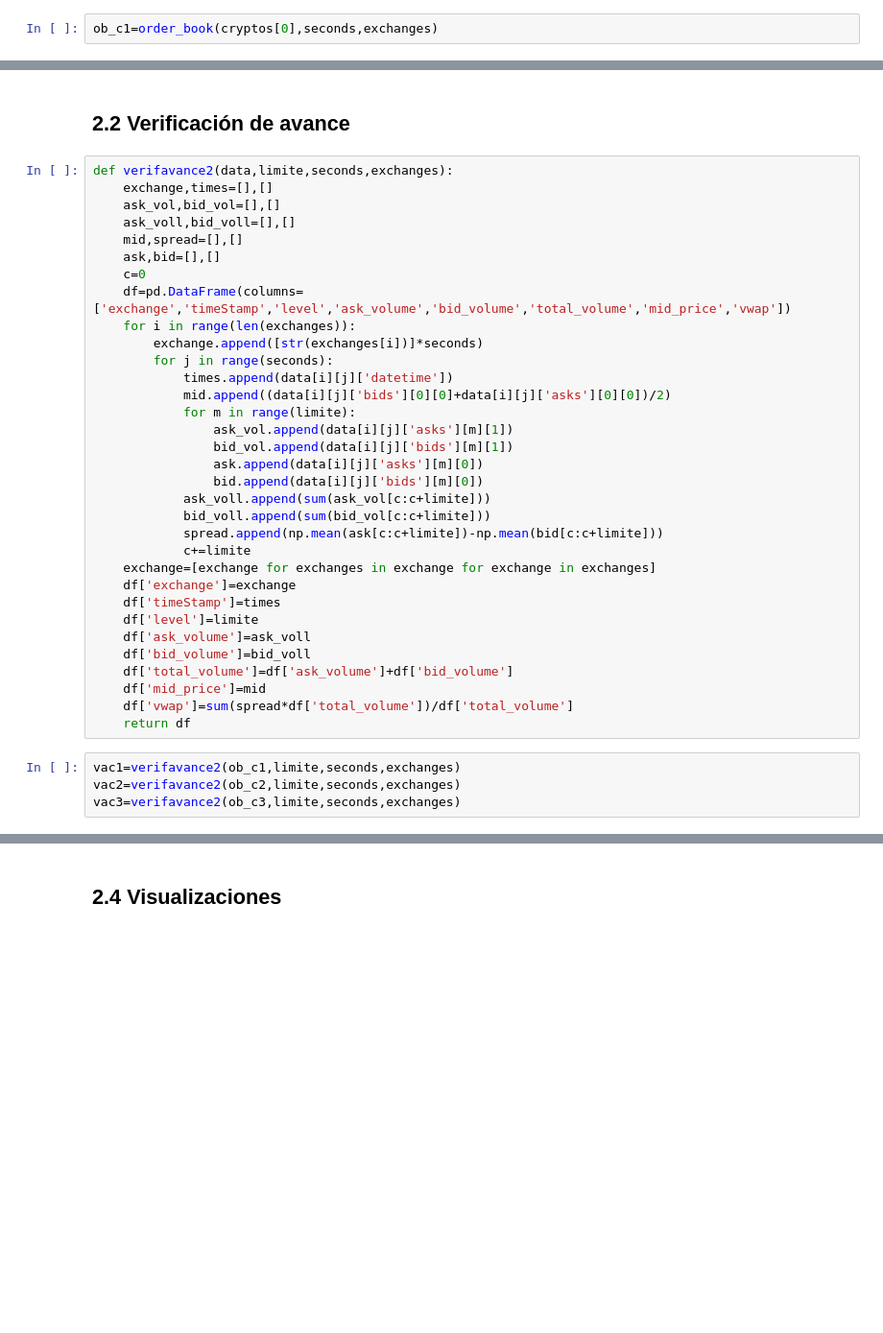
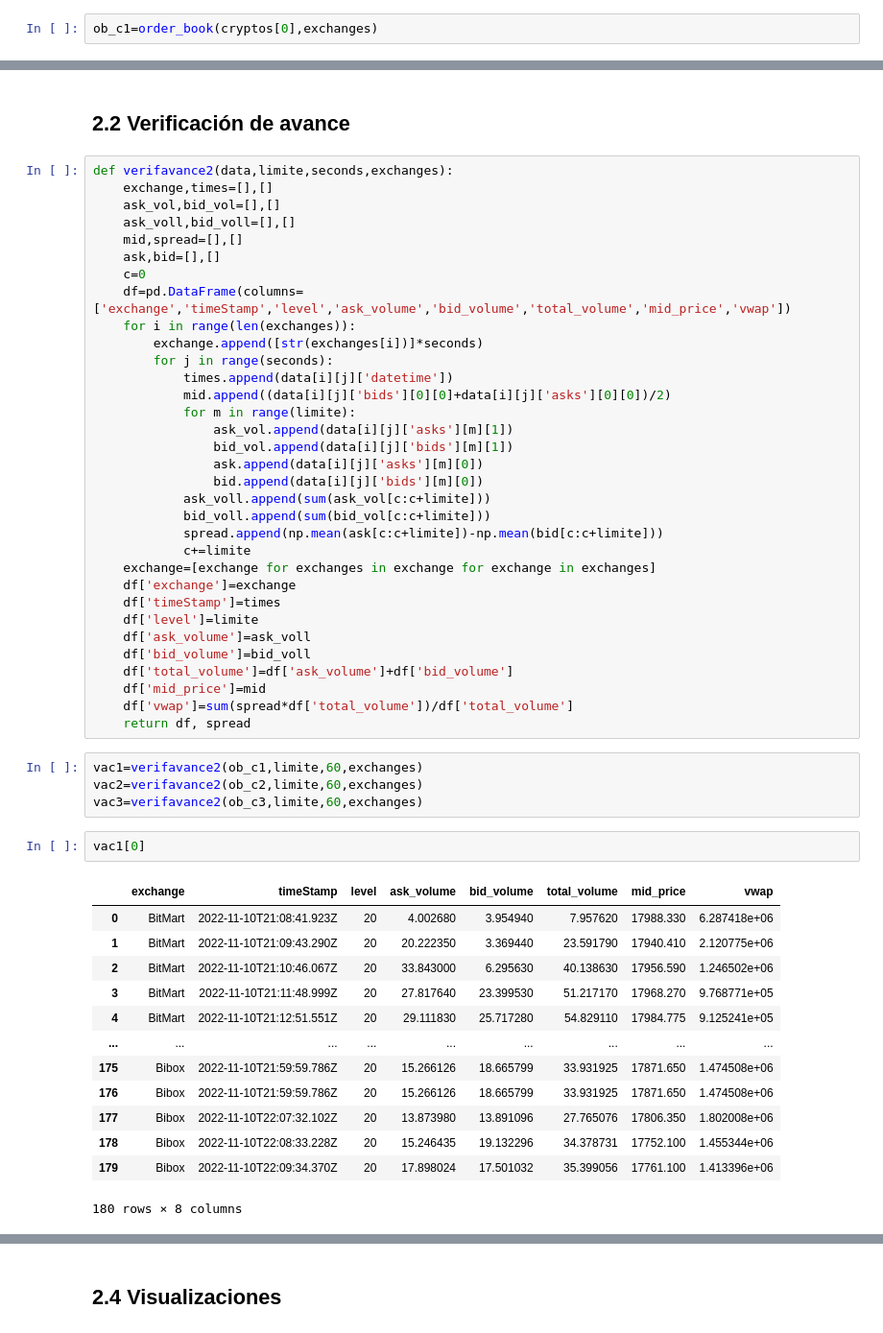
Before and after one commit to DayanaNavarro/Lab4_MYST, a Jupyter notebook: Borrador_lab4.ipynb, the cells around one changed output, grey strips where cells are left out. Shown at 96% size. Cells and saved outputs as stored; diff of their text form; blank space fills up the shorter version.

```diff
--- a/Borrador_lab4.ipynb
+++ b/Borrador_lab4.ipynb
@@ -26,4 +28,4 @@ def order_book(crypto,seconds,exchanges):
     return ob1,ob2,ob3
 # %%
-ob_c1=order_book(cryptos[0],seconds,exchanges)
+ob_c1=order_book(cryptos[0],exchanges)
 # %%
@@ -116,9 +157,25 @@ def verifavance2(data,limite,seconds,exchanges):
     df['total_volume']=df['ask_volume']+df['bid_volume']
     df['mid_price']=mid
     df['vwap']=sum(spread*df['total_volume'])/df['total_volume']
-    return df
+    return df, spread
 # %%
-vac1=verifavance2(ob_c1,limite,seconds,exchanges)
-vac2=verifavance2(ob_c2,limite,seconds,exchanges)
-vac3=verifavance2(ob_c3,limite,seconds,exchanges)
+vac1=verifavance2(ob_c1,limite,60,exchanges)
+vac2=verifavance2(ob_c2,limite,60,exchanges)
+vac3=verifavance2(ob_c3,limite,60,exchanges)
+# %%
+vac1[0]
+# %% [output]
+|  | exchange | timeStamp | level | ask_volume | bid_volume | total_volume | mid_price | vwap |
+| 0 | BitMart | 2022-11-10T21:08:41.923Z | 20 | 4.002680 | 3.954940 | 7.957620 | 17988.330 | 6.287418e+06 |
+| 1 | BitMart | 2022-11-10T21:09:43.290Z | 20 | 20.222350 | 3.369440 | 23.591790 | 17940.410 | 2.120775e+06 |
+| 2 | BitMart | 2022-11-10T21:10:46.067Z | 20 | 33.843000 | 6.295630 | 40.138630 | 17956.590 | 1.246502e+06 |
+| 3 | BitMart | 2022-11-10T21:11:48.999Z | 20 | 27.817640 | 23.399530 | 51.217170 | 17968.270 | 9.768771e+05 |
+| 4 | BitMart | 2022-11-10T21:12:51.551Z | 20 | 29.111830 | 25.717280 | 54.829110 | 17984.775 | 9.125241e+05 |
+| ... | ... | ... | ... | ... | ... | ... | ... | ... |
+| 175 | Bibox | 2022-11-10T21:59:59.786Z | 20 | 15.266126 | 18.665799 | 33.931925 | 17871.650 | 1.474508e+06 |
+| 176 | Bibox | 2022-11-10T21:59:59.786Z | 20 | 15.266126 | 18.665799 | 33.931925 | 17871.650 | 1.474508e+06 |
+| 177 | Bibox | 2022-11-10T22:07:32.102Z | 20 | 13.873980 | 13.891096 | 27.765076 | 17806.350 | 1.802008e+06 |
+| 178 | Bibox | 2022-11-10T22:08:33.228Z | 20 | 15.246435 | 19.132296 | 34.378731 | 17752.100 | 1.455344e+06 |
+| 179 | Bibox | 2022-11-10T22:09:34.370Z | 20 | 17.898024 | 17.501032 | 35.399056 | 17761.100 | 1.413396e+06 |
+180 rows × 8 columns
 # %%
```
Also changed, not shown: parts of 25 cells of this notebook.
